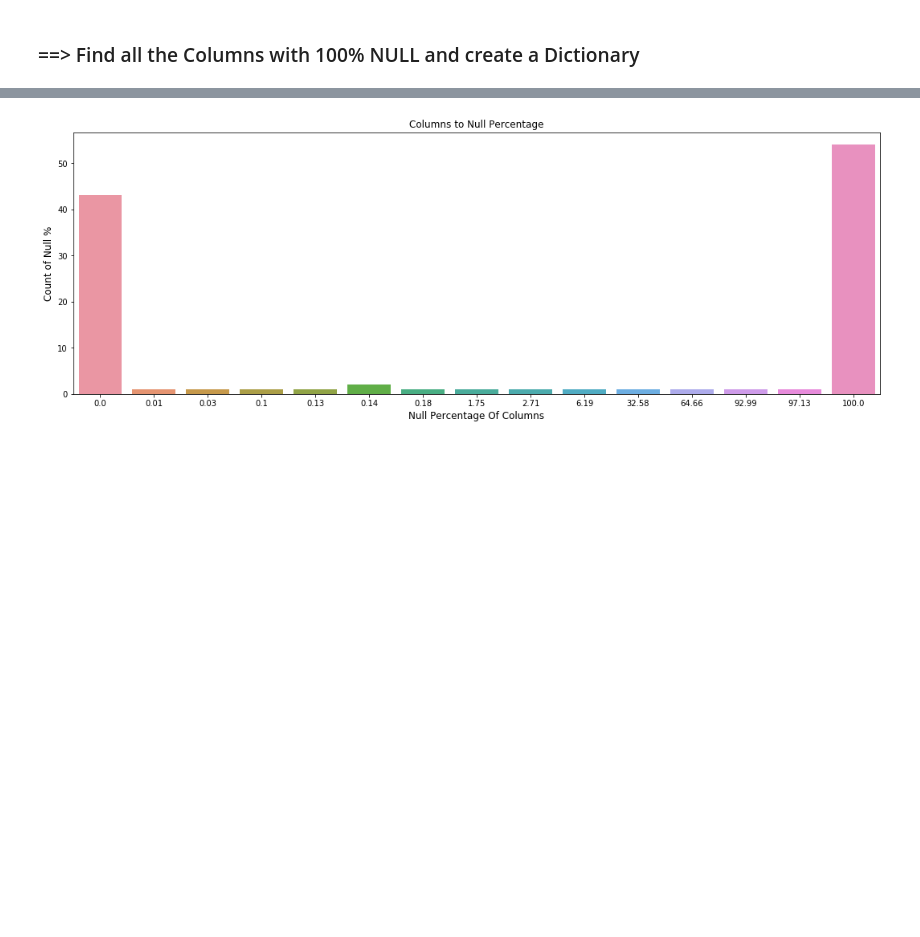
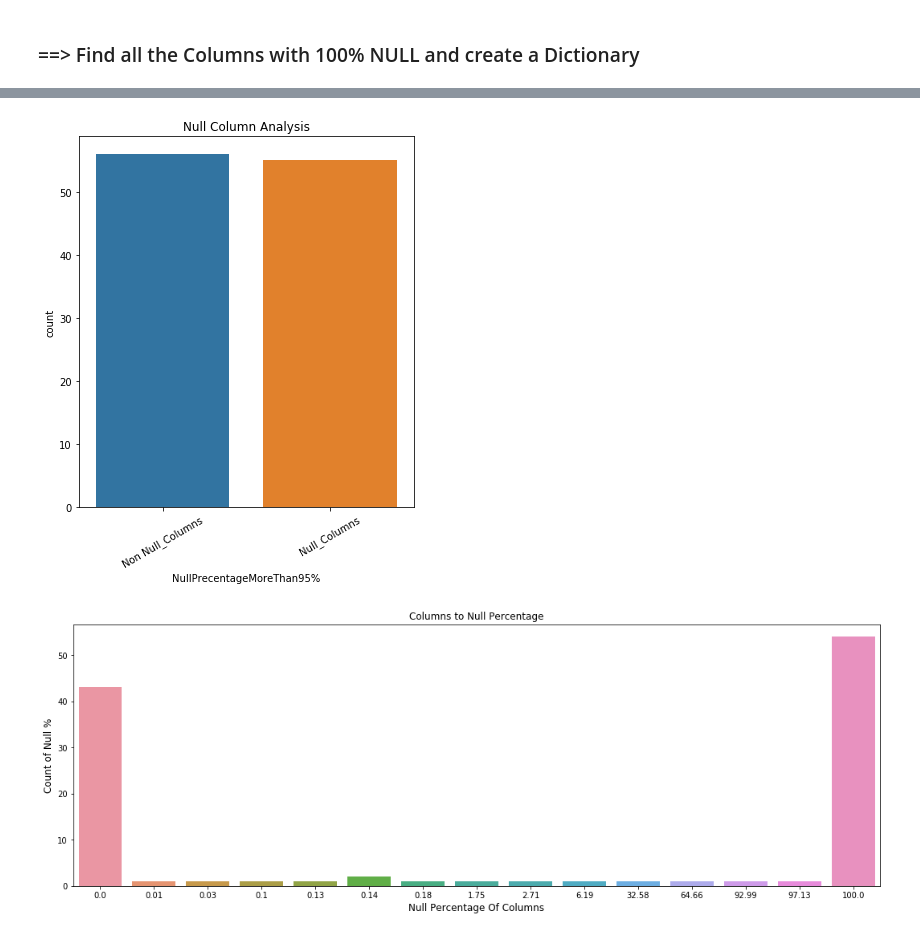
Before and after one commit to amirivija/EDA, a Jupyter notebook: group_assignment.ipynb, the cells around one changed output, grey strips where cells are left out. Drawn from its saved outputs; the diff is of its cells as text; code cells hidden in the pictures; blank space fills up the shorter version.

```diff
--- a/group_assignment.ipynb
+++ b/group_assignment.ipynb
@@ -191 +214,11 @@ dictColumn2NullPercent = dict(zip(nullColumns.index,nullColumns['null%Column']))
+# %%
+plt.figure(figsize=(6, 15))
+
+plt.subplot(2, 1, 1)
+q = sns.countplot(x='NullPrecentageMoreThan95%',  data=LendingClubCol_Df)
+q.set_xticklabels(q.get_xticklabels(),rotation=30)
+plt.title('Null Column Analysis')
+plt.show()
+# %% [output]
+[figure, added]
 # %%
```
Also changed, not shown: parts of 85 cells of this notebook.
